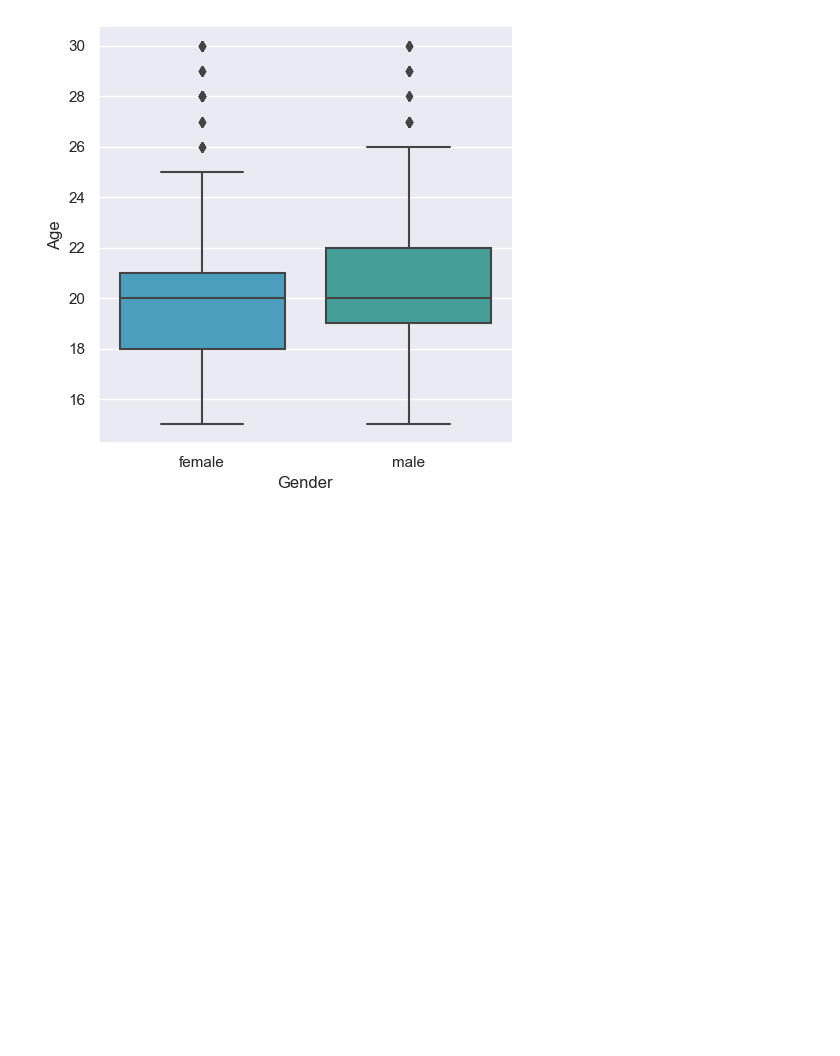
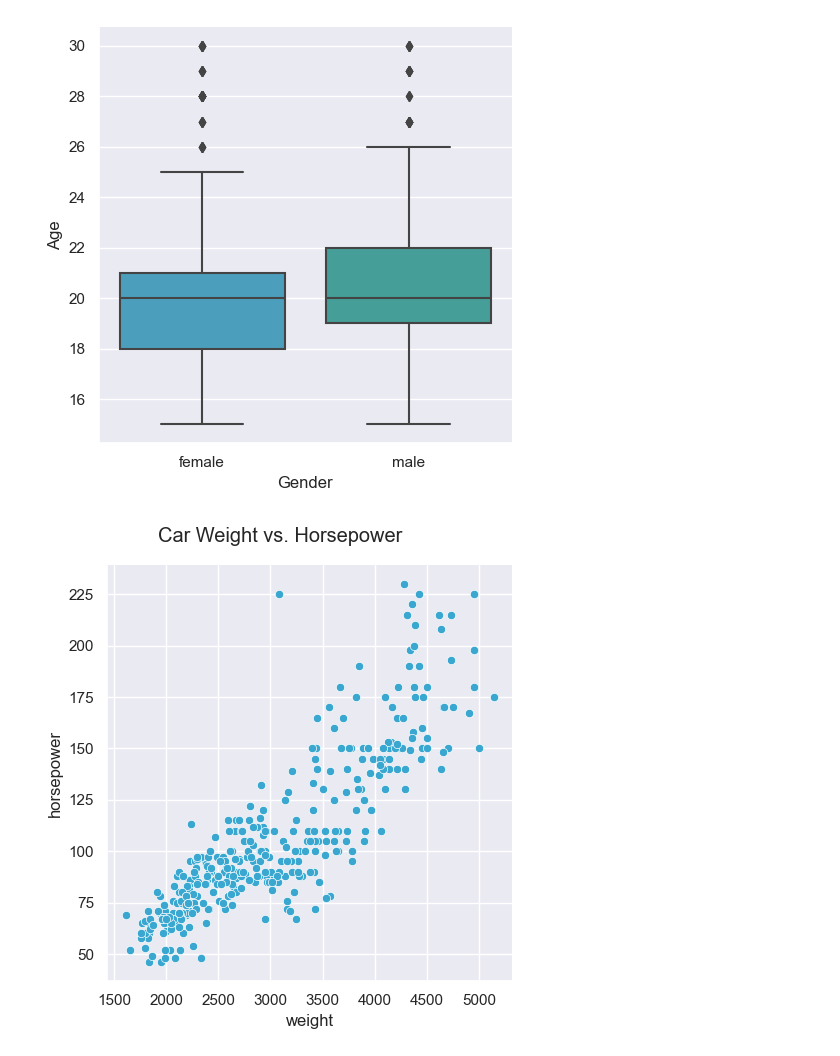
Before and after one commit to ishtiakrongon/Datacamp-Introduction_to_Data_Visualization_with_Seaborn, a Jupyter notebook: Customizing Seaborn Plots.ipynb, the cells around one changed output. Cells and saved outputs as stored; diff of their text form; code cells hidden in the pictures; blank space fills up the shorter version.

```diff
--- a/Customizing Seaborn Plots.ipynb
+++ b/Customizing Seaborn Plots.ipynb
@@ -141,3 +141,18 @@ sns.catplot(x="Gender", y="Age",
 plt.show()
 # %% [output]
 [figure]
+# %%
+# Create scatter plot
+g = sns.relplot(x="weight",
+                y="horsepower",
+                data=mpg,
+                kind="scatter")
+
+# Add a title "Car Weight vs. Horsepower"
+
+g.fig.suptitle("Car Weight vs. Horsepower", y = 1.04)   # y determines the heigth of the title
+
+# Show plot
+plt.show()
+# %% [output]
+[figure, added]
```
